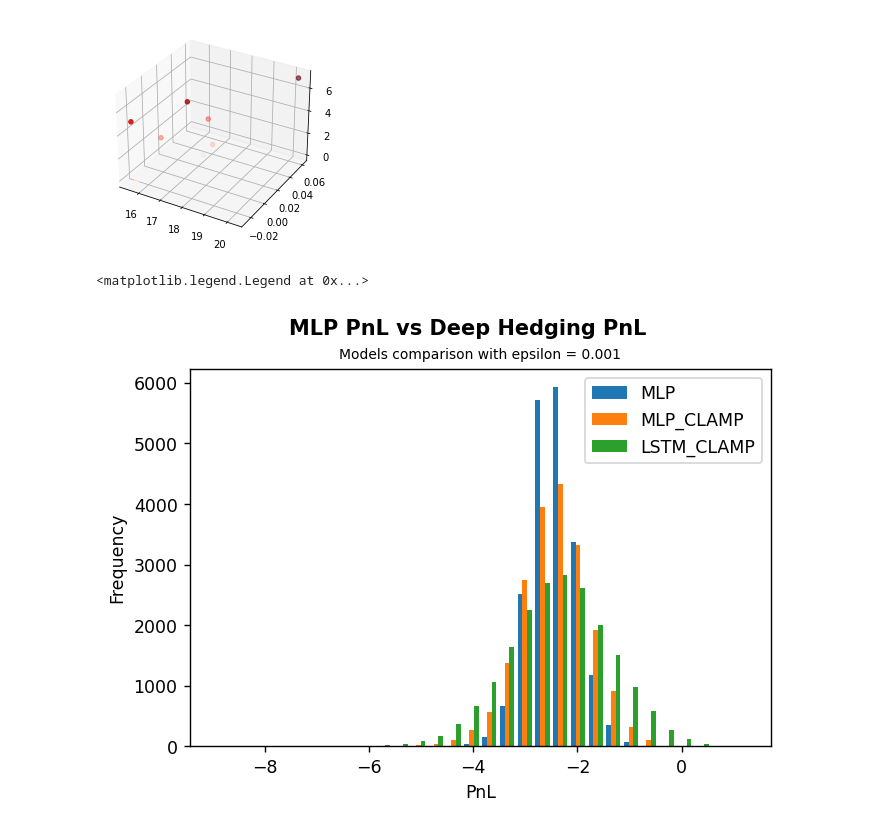
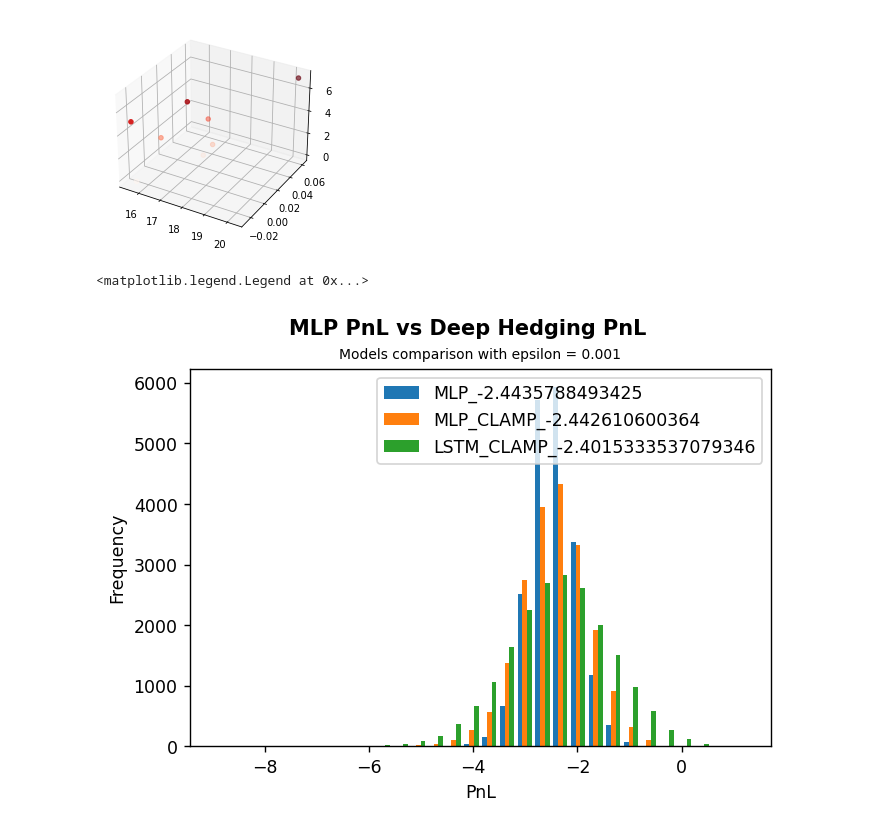
Before and after one commit to dario-bolli/deep-hedging, a Jupyter notebook: script_results.ipynb, the cells around one changed output. Saved outputs shown, nothing was run; the diff lists cells and outputs as text; code cells hidden in the pictures.

```diff
--- a/script_results.ipynb
+++ b/script_results.ipynb
@@ -134,3 +134,11 @@ sel_file3 = "30_1_11_0.001_Deep_Hedging_Model_LSTM_CLAMP_var.csv"
 val1=pd.read_csv(path1+sel_file1).transpose()
 val2=pd.read_csv(path2+sel_file2).transpose()
 val3=pd.read_csv(path3+sel_file3).transpose()
+
+bar1 =np.double(val1.iloc[1,:])
+bar2 =np.double(val2.iloc[1,:])
+bar3 =np.double(val3.iloc[1,:])
+
+mean1 = bar1.mean()
+mean2 = bar2.mean()
+mean3= bar3.mean()
@@ -141,17 +145,17 @@ bar3 =np.double(val3.iloc[1,:])
 # %%
 #bar =np.double(val.iloc[1,:])
 # Plot Black-Scholes PnL and Deep Hedging PnL (with BS_price charged on both).
 fig_PnL = plt.figure(dpi=125, facecolor='w')
 fig_PnL.suptitle("MLP PnL vs Deep Hedging PnL \n",
                      fontweight="bold")
 ax = fig_PnL.add_subplot()
 ax.set_title("Models comparison with epsilon = " + str(epsilon),
                  fontsize=8)
 ax.set_xlabel("PnL")
 ax.set_ylabel("Frequency")
 ax.hist((bar1,bar2,bar3), bins=30,
-            label=["MLP", "MLP_CLAMP", "LSTM_CLAMP"])
+            label=["MLP_"+str(mean1), "MLP_CLAMP_"+str(mean2), "LSTM_CLAMP_"+str(mean3)])
 ax.legend()
 # %% [output]
 <matplotlib.legend.Legend at 0x...>
-[figure, old version]
+[figure, new version]
```
Also changed, not shown: parts of 1 cell of this notebook.
